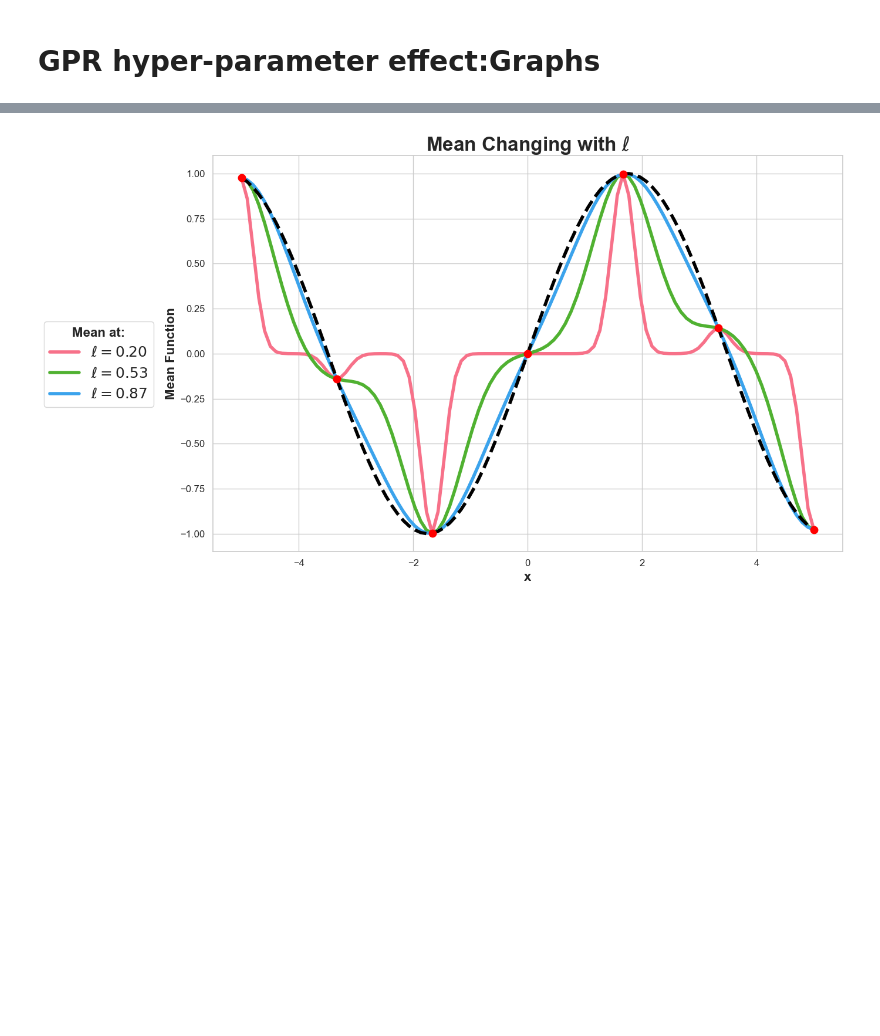
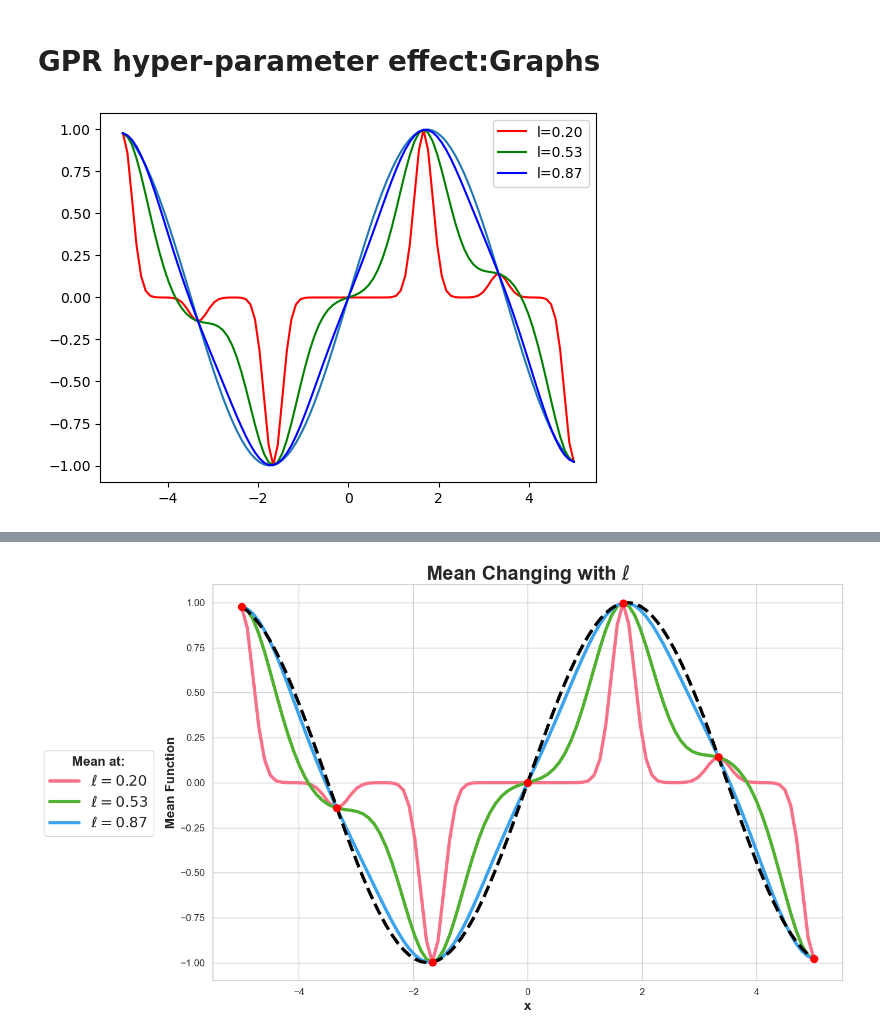
Before and after one commit to seanwhite674/FinalYearProject, a Jupyter notebook: Poster Code/Background.ipynb, the cells around one changed output, grey strips where cells are left out. Saved outputs shown, nothing was run; the diff lists cells and outputs as text; code cells hidden in the pictures; blank space fills up the shorter version.

```diff
--- a/Poster Code/Background.ipynb
+++ b/Poster Code/Background.ipynb
@@ -349,2 +313,84 @@ for name, kernel in kernels.items():
 # %% [markdown]
 # GPR hyper-parameter effect:Graphs
+# %%
+from sklearn.gaussian_process.kernels import (
+    RBF, RationalQuadratic, ExpSineSquared, Matern,
+    PairwiseKernel, DotProduct, ConstantKernel as C
+)
+
+kernels = {
+    "RBF (SE)": C(1.0) * RBF(length_scale=1.0),
+    "Rational Quadratic": C(1.0) * RationalQuadratic(length_scale=1.0, alpha=0.1),
+    "Periodic": C(1.0) * ExpSineSquared(length_scale=1.0, periodicity=2.0),
+    "Matern (ν=0.5)": C(1.0) * Matern(length_scale=1.0, nu=0.5),
+    "Laplace (Exponential)": C(1.0) * PairwiseKernel(gamma=2, metric='laplacian'),
+    "Linear (Dot Product)": C(1.0) * DotProduct(sigma_0=1.0)
+}
+
+def f(x):
+    return np.sin(0.9*x)
+
+x = np.linspace(-5, 5, 100).reshape(-1,1)
+xtrain = np.linspace(-5, 5, 7).reshape(-1,1)
+
+### RBF
+colors = np.array(["red","green","blue"])
+length_scale_values = ls = np.array([0.2, 0.53333333, 0.8666667])
+for i, length in enumerate(length_scale_values):
+    kernel = C(1.0) * RBF(length_scale=length)
+    gpr = GaussianProcessRegressor(kernel = kernel,optimizer=None , normalize_y=True, random_state=42)
+    gpr.fit(xtrain,f(xtrain))
+    xfit = gpr.predict(x)
+    if i==0:
+        plt.plot(x,f(x))
+    plt.plot(x,xfit,color=colors[i],label="l=%0.2f"%length)
+    plt.legend()
+
+plt.figure()
+
+length_scale_values = np.array([0.2, 0.53333333, 0.8666667])
+for i, length in enumerate(length_scale_values):
+    kernel = C(1) * RBF(length_scale = length)
+    gpr = GaussianProcessRegressor(kernel = kernel,optimizer=None , normalize_y=True, random_state=42)
+    gpr.fit(xtrain,f(xtrain))
+    xfit,stdfit = gpr.predict(x,return_std=True)
+    upper = xfit + 2 * stdfit
+    lower = xfit - 2 * stdfit
+    if i==0:
+        plt.plot(x,f(x))
+    if i == 0:
+        plt.fill_between(x.flatten(), lower, f(x).flatten(), color=colors[i], alpha=1,zorder=10,label='l=%0.2f'%length)
+        plt.fill_between(x.flatten(), upper, f(x).flatten(), color=colors[i], alpha=1,zorder=10)
+    else:
+        plt.fill_between(x.flatten(), lower, previous_lower, color=colors[i], alpha=1,zorder=10+i,label='l=%0.2f'%length)
+        plt.fill_between(x.flatten(), upper, previous_upper, color=colors[i], alpha=1,zorder=10+i)
+    previous_upper = upper
+    previous_lower = lower
+    plt.legend()
+
+
+
+# plt.figure()
+
+# vars = np.sqrt(np.array([0.1, 2.066666667, 6]))
+
+# for i, var in enumerate(vars):
+#     kernel = C(var) * RBF(length_scale = 1)
+#     gpr = GaussianProcessRegressor(kernel = kernel,optimizer=None , normalize_y=True, random_state=42)
+#     gpr.fit(xtrain,f(xtrain))
+#     xfit,stdfit = gpr.predict(x,return_std=True)
+#     upper = xfit + 2 * stdfit
+#     lower = xfit - 2 * stdfit
+#     if i==0:
+#         plt.plot(x,f(x))
+#     if i == 0:
+#         plt.fill_between(x.flatten(), lower, f(x).flatten(), color=colors[i], alpha=1,zorder=10,label='var=%0.2f'%var)
+#         plt.fill_between(x.flatten(), upper, f(x).flatten(), color=colors[i], alpha=1,zorder=10)
+#     else:
+#         plt.fill_between(x.flatten(), lower, previous_lower, color=colors[i], alpha=1,zorder=10+i,label='var=%0.2f'%var)
+#         plt.fill_between(x.flatten(), upper, previous_upper, color=colors[i], alpha=1,zorder=10+i)
+#     previous_upper = upper
+#     previous_lower = lower
+#     plt.legend()
+# %% [output]
+[figure, added]
```
Also changed, not shown: parts of 10 cells of this notebook, 24 other files.
